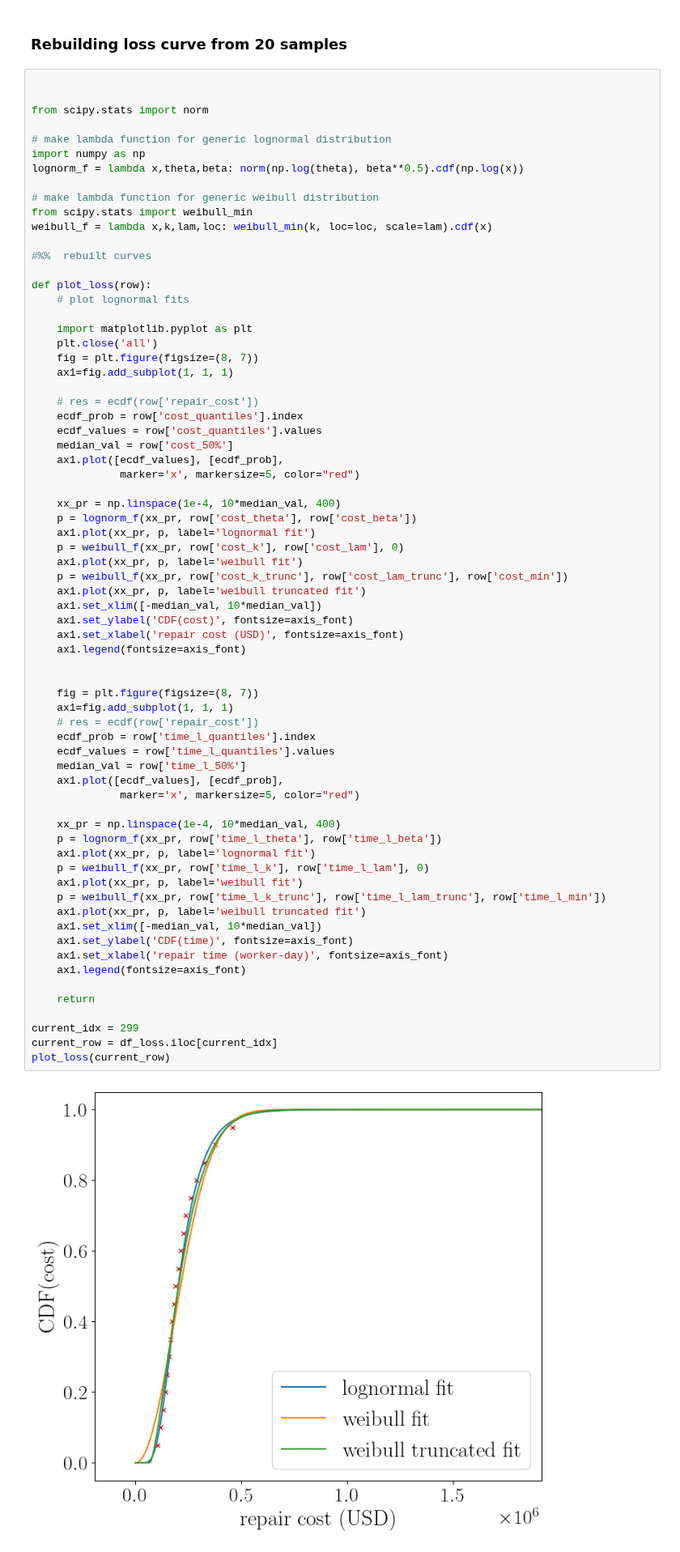
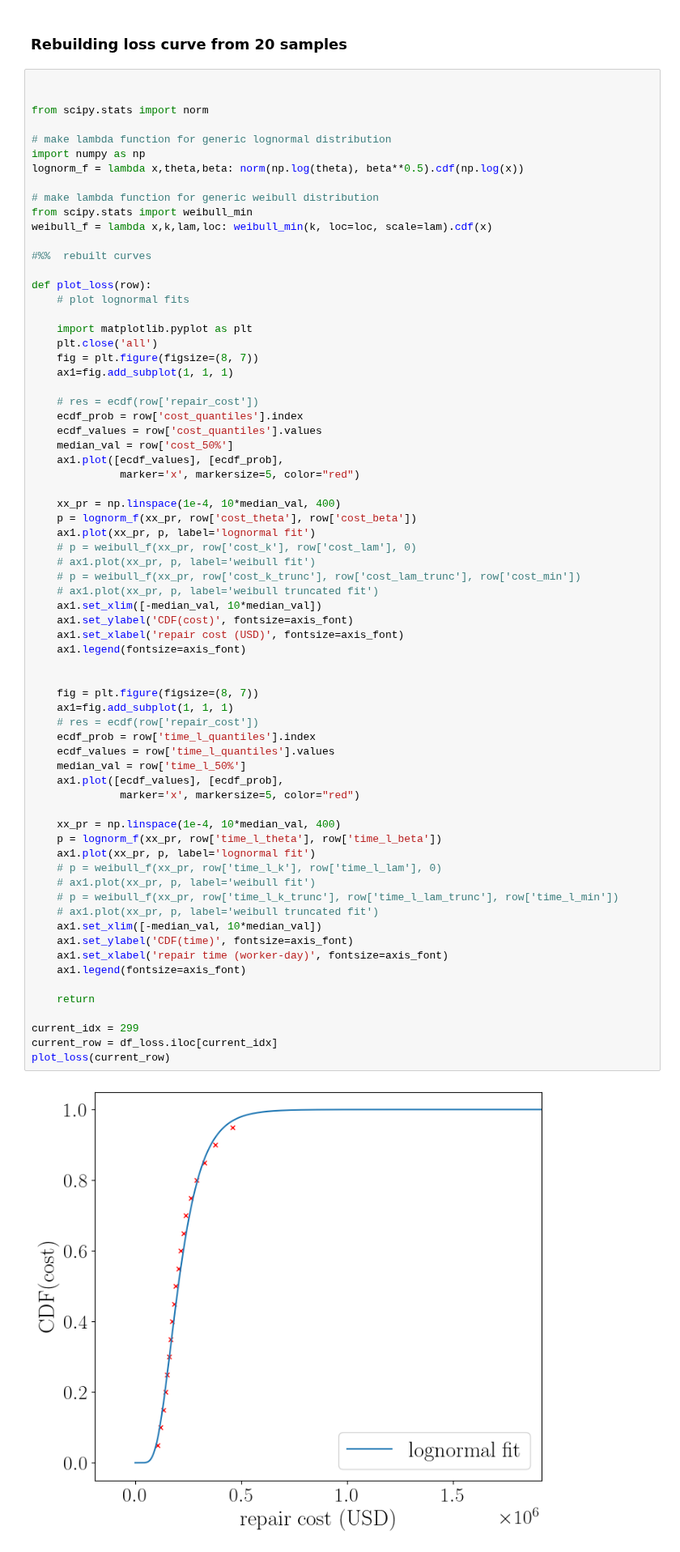
Before and after one commit to hgp297/isol-sys-database, a Jupyter notebook: src/paper/overview_presentation_figs.ipynb, the cells around one changed output. Shown at 81% size. Saved outputs shown, nothing was run; the diff lists cells and outputs as text.

```diff
--- a/src/paper/overview_presentation_figs.ipynb
+++ b/src/paper/overview_presentation_figs.ipynb
@@ -2844,41 +2856,41 @@ def plot_loss(row):
     xx_pr = np.linspace(1e-4, 10*median_val, 400)
     p = lognorm_f(xx_pr, row['cost_theta'], row['cost_beta'])
     ax1.plot(xx_pr, p, label='lognormal fit')
-    p = weibull_f(xx_pr, row['cost_k'], row['cost_lam'], 0)
-    ax1.plot(xx_pr, p, label='weibull fit')
-    p = weibull_f(xx_pr, row['cost_k_trunc'], row['cost_lam_trunc'], row['cost_min'])
-    ax1.plot(xx_pr, p, label='weibull truncated fit')
+    # p = weibull_f(xx_pr, row['cost_k'], row['cost_lam'], 0)
+    # ax1.plot(xx_pr, p, label='weibull fit')
+    # p = weibull_f(xx_pr, row['cost_k_trunc'], row['cost_lam_trunc'], row['cost_min'])
+    # ax1.plot(xx_pr, p, label='weibull truncated fit')
     ax1.set_xlim([-median_val, 10*median_val])
     ax1.set_ylabel('CDF(cost)', fontsize=axis_font)
     ax1.set_xlabel('repair cost (USD)', fontsize=axis_font)
     ax1.legend(fontsize=axis_font)
 
 
     fig = plt.figure(figsize=(8, 7))
     ax1=fig.add_subplot(1, 1, 1)
     # res = ecdf(row['repair_cost'])
     ecdf_prob = row['time_l_quantiles'].index
     ecdf_values = row['time_l_quantiles'].values
     median_val = row['time_l_50%']
     ax1.plot([ecdf_values], [ecdf_prob],
               marker='x', markersize=5, color="red")
 
     xx_pr = np.linspace(1e-4, 10*median_val, 400)
     p = lognorm_f(xx_pr, row['time_l_theta'], row['time_l_beta'])
     ax1.plot(xx_pr, p, label='lognormal fit')
-    p = weibull_f(xx_pr, row['time_l_k'], row['time_l_lam'], 0)
-    ax1.plot(xx_pr, p, label='weibull fit')
-    p = weibull_f(xx_pr, row['time_l_k_trunc'], row['time_l_lam_trunc'], row['time_l_min'])
-    ax1.plot(xx_pr, p, label='weibull truncated fit')
+    # p = weibull_f(xx_pr, row['time_l_k'], row['time_l_lam'], 0)
+    # ax1.plot(xx_pr, p, label='weibull fit')
+    # p = weibull_f(xx_pr, row['time_l_k_trunc'], row['time_l_lam_trunc'], row['time_l_min'])
+    # ax1.plot(xx_pr, p, label='weibull truncated fit')
     ax1.set_xlim([-median_val, 10*median_val])
     ax1.set_ylabel('CDF(time)', fontsize=axis_font)
     ax1.set_xlabel('repair time (worker-day)', fontsize=axis_font)
     ax1.legend(fontsize=axis_font)
 
     return
 
 current_idx = 299
 current_row = df_loss.iloc[current_idx]
 plot_loss(current_row)
 # %% [output]
-[figure, old version]
+[figure, new version]
```
Also changed, not shown: parts of 2 cells of this notebook.
